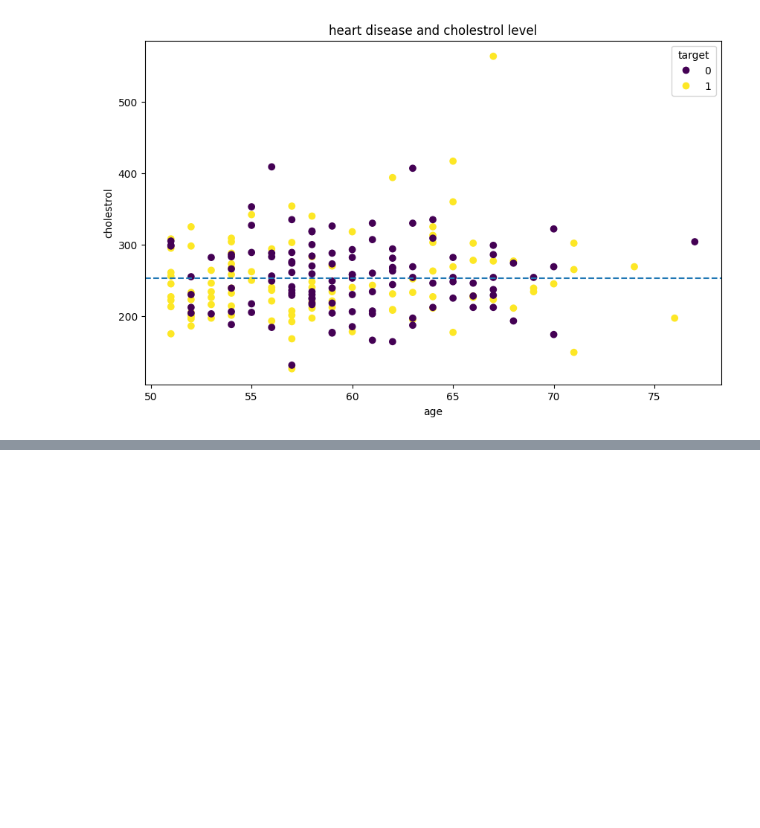
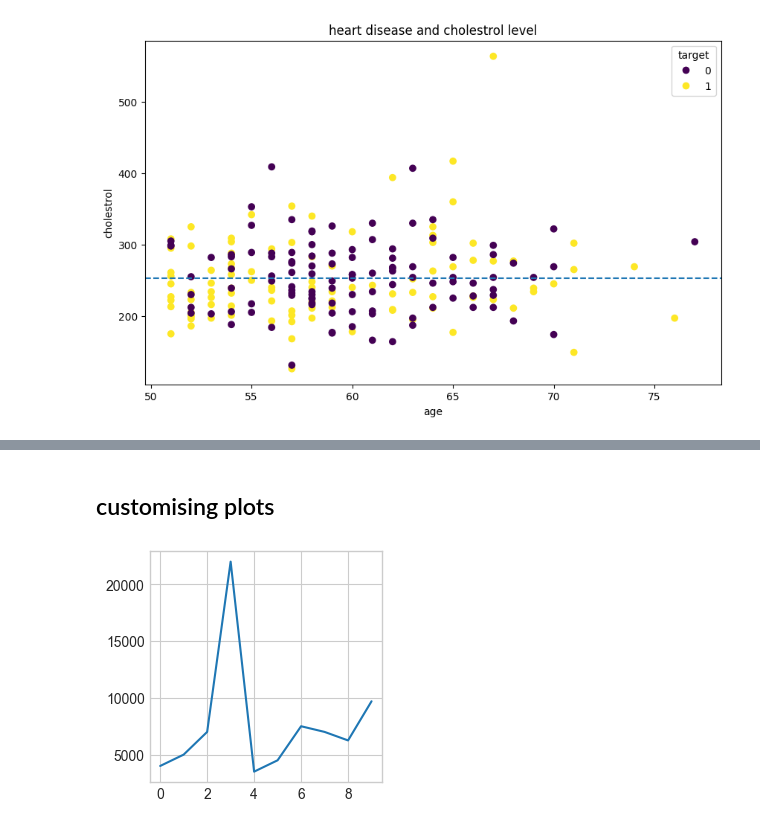
Before and after one commit to Sanjaystorm7119/dataScienceAi, a Jupyter notebook: matplotlib.ipynb, the cells around one changed output, grey strips where cells are left out. Saved outputs shown, nothing was run; the diff lists cells and outputs as text; code cells hidden in the pictures; blank space fills up the shorter version.

```diff
--- a/matplotlib.ipynb
+++ b/matplotlib.ipynb
@@ -307,0 +340,10 @@ plt.show()
+# %% [markdown]
+## customising plots
+# %%
+plt.style.available
+plt.style.use("seaborn-v0_8-whitegrid")
+carsales["Price"].plot(figsize=(3,3))
+
+plt.show()
+# %% [output]
+[figure, added]
```
Also changed, not shown: parts of 11 cells of this notebook.
